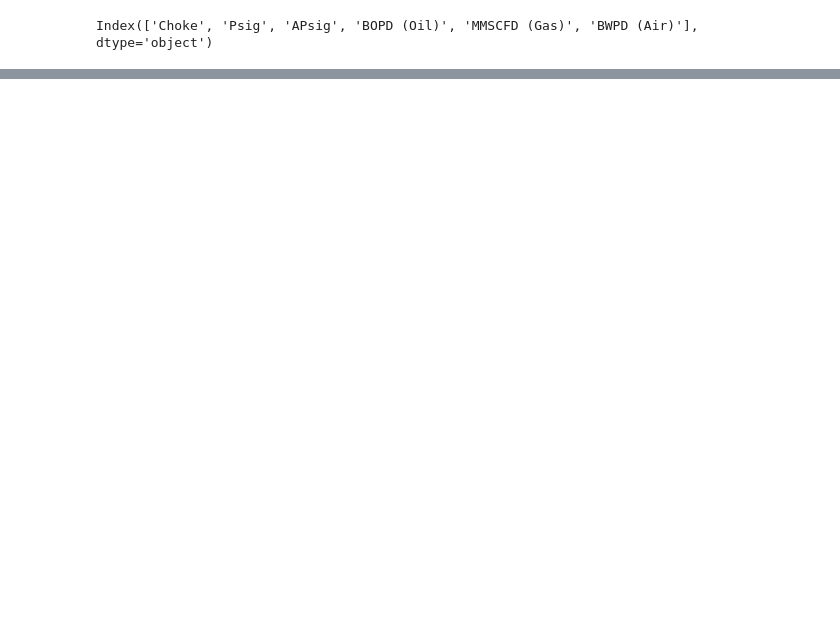
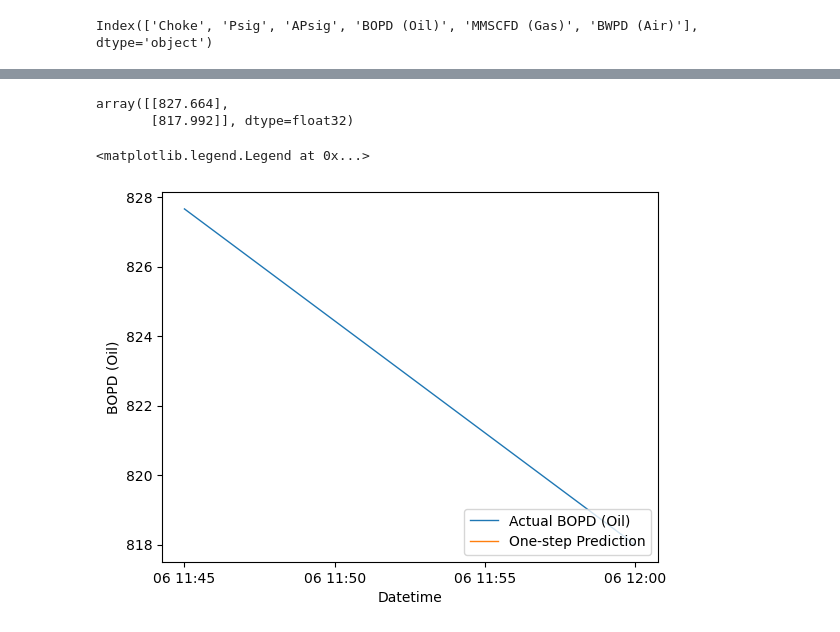
Before and after one commit to Dzyfhuba/lstm-prototype, a Jupyter notebook: test2.ipynb, the cells around one changed output, grey strips where cells are left out. Drawn from its saved outputs; the diff is of its cells as text; code cells hidden in the pictures; blank space fills up the shorter version.

```diff
--- a/test2.ipynb
+++ b/test2.ipynb
@@ -80,0 +244,3 @@ TypeError: float() argument must be a string or a real number, not 'datetime.dat
+# %%
+asd = df_data.reset_index(drop=False)
+asd
@@ -80,0 +261,31 @@ TypeError: float() argument must be a string or a real number, not 'datetime.dat
+# %%
+#Checking one-step prediction performance of the model
+test_target = y_test.cpu().detach().numpy()
+test_predictions = []
+
+for i in range(len(test_target)):
+  input_ = X_test[i].reshape(1, T, D)
+  p = model(input_)[0,0].item()
+
+  # update the predictions list
+  test_predictions.append(p)
+# %%
+test_target
+# %% [output]
+array([[827.664],
+       [817.992]], dtype=float32)
+# %%
+plot_len = len(test_predictions)
+plot_df = asd[['Datetime', 'BOPD (Oil)']].copy(deep=True)
+plot_df = plot_df.iloc[-plot_len:]
+plot_df['prediction'] = test_predictions
+plot_df.set_index('Datetime', inplace=True)
+# %%
+plt.plot(plot_df['BOPD (Oil)'], label='Actual BOPD (Oil)', linewidth=1)
+plt.plot(plot_df['prediction'], label='One-step Prediction', linewidth=1)
+plt.xlabel('Datetime')
+plt.ylabel('BOPD (Oil)')
+plt.legend(loc='lower right')
+# %% [output]
+<matplotlib.legend.Legend at 0x...>
+[figure, added]
```
Also changed, not shown: parts of 14 cells of this notebook, 5 other files.
